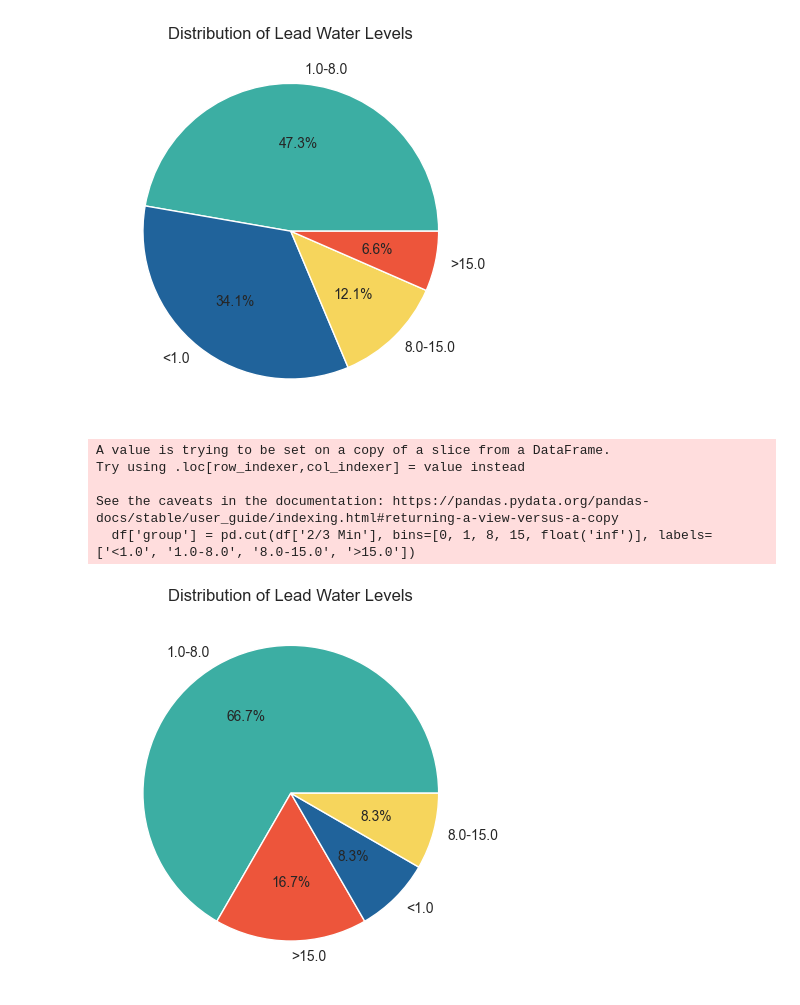
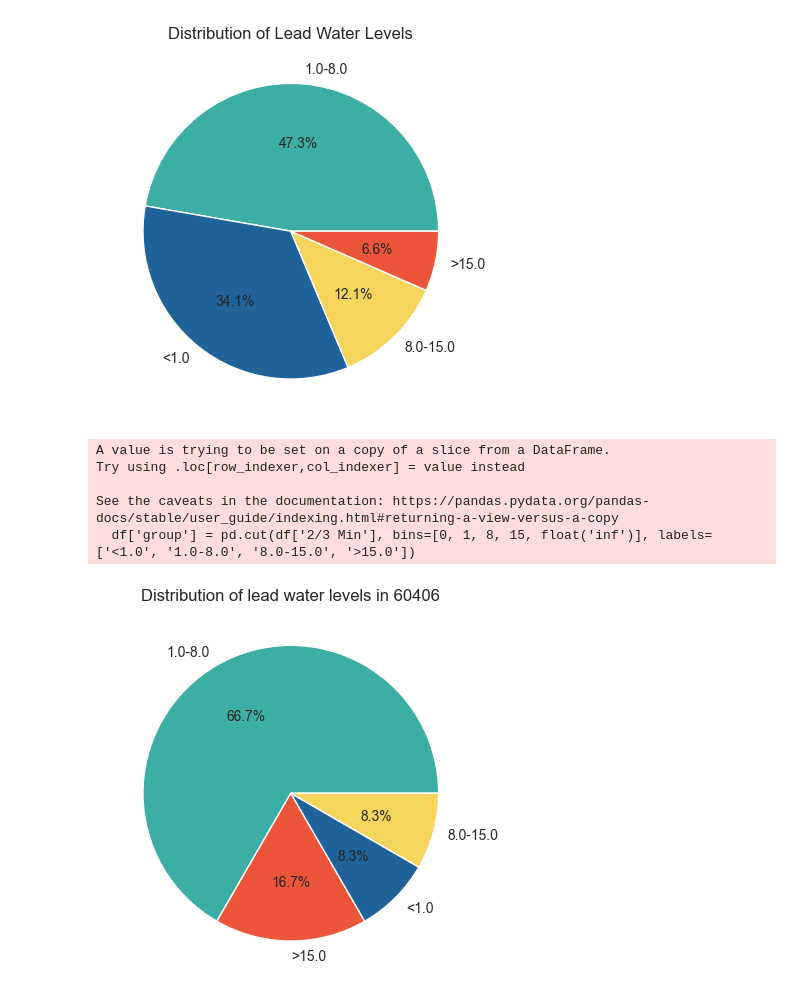
Before and after one commit to ebugarin/Chicago-Water-Lead-Levels-Analyzation, a Jupyter notebook: pie_graph.ipynb, the cells around one changed output. Saved outputs shown, nothing was run; the diff lists cells and outputs as text; code cells hidden in the pictures.

```diff
--- a/pie_graph.ipynb
+++ b/pie_graph.ipynb
@@ -65,12 +65,12 @@ df
 | 37580 | 2023-08-28 09:00:00 | 5200 W NELSON ST | 1.60 | 0.50 | 0.60 | 5200 | W | NELSON ST | 3032.0 | ... |
 37581 rows × 16 columns
 # %%
-def draw_pie(df):
+def draw_pie(df, title='Distribution of Lead Water Levels'):
     df['group'] = pd.cut(df['2/3 Min'], bins=[0, 1, 8, 15, float('inf')], labels=['<1.0', '1.0-8.0', '8.0-15.0', '>15.0'])
     group_counts = df['group'].value_counts()
     colors = {'<1.0': '#20639B', '1.0-8.0': '#3CAEA3', '8.0-15.0': '#F6D55C', '>15.0': '#ED553B'}
     plt.pie(group_counts, labels=group_counts.index, colors=[colors[i] for i in group_counts.index], autopct='%1.1f%%')
-    plt.title('Distribution of Lead Water Levels')
+    plt.title(title)
     plt.show()
 
 draw_pie(df)
@@ -80,11 +80,11 @@ draw_pie(df)
 target_zip = '60406'
 # %%
 zip_df = df[df['zip'] == target_zip]
-draw_pie(zip_df)
+draw_pie(zip_df, 'Distribution of lead water levels in 60406')
 # %% [output]
 A value is trying to be set on a copy of a slice from a DataFrame.
 Try using .loc[row_indexer,col_indexer] = value instead
 
 See the caveats in the documentation: https://pandas.pydata.org/pandas-docs/stable/user_guide/indexing.html#returning-a-view-versus-a-copy
   df['group'] = pd.cut(df['2/3 Min'], bins=[0, 1, 8, 15, float('inf')], labels=['<1.0', '1.0-8.0', '8.0-15.0', '>15.0'])
-[figure, old version]
+[figure, new version]
```
